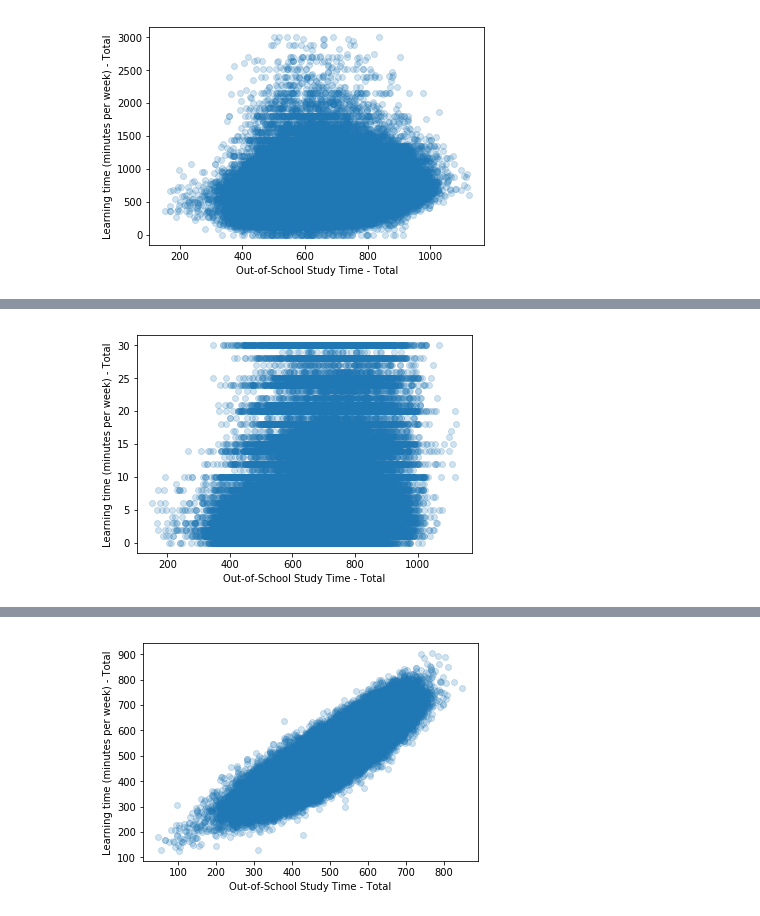
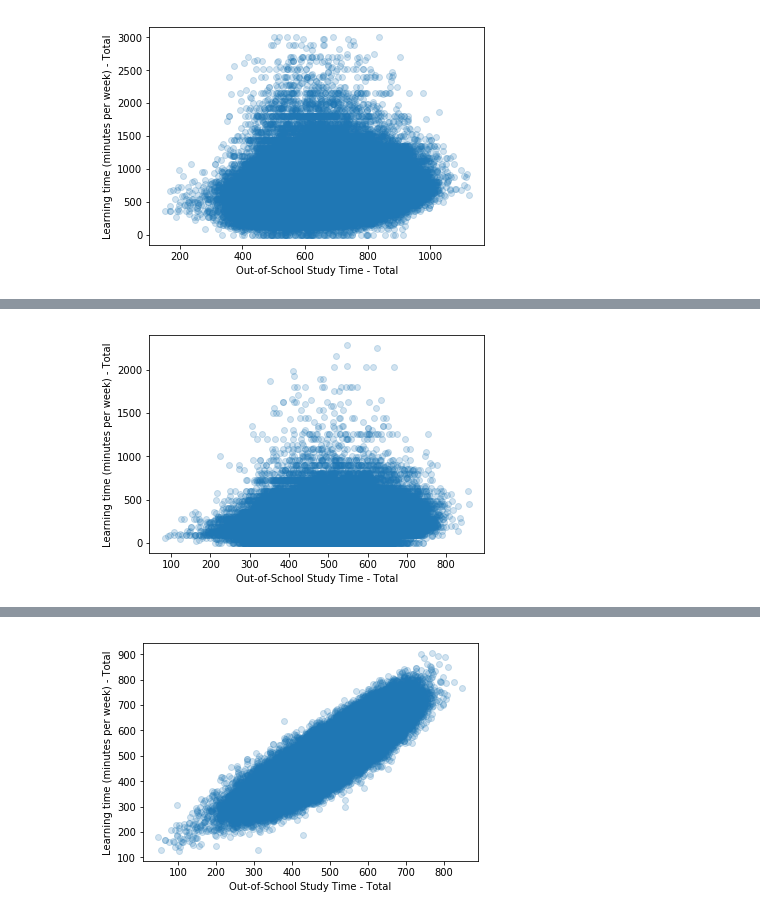
Before and after one commit to Dyke-F/Pisa-Data-Analysis, a Jupyter notebook: pisa_exploration.ipynb, the cells around one changed output, grey strips where cells are left out. Cells and saved outputs as stored; diff of their text form; code cells hidden in the pictures.

```diff
--- a/pisa_exploration.ipynb
+++ b/pisa_exploration.ipynb
@@ -363,9 +386,9 @@ plt.ylabel('Learning time (minutes per week) - Total');
 # %%
-sb.regplot(data= pisa, x = 'Average Total Score',
-           y = 'Out-of-School Study Time - Homework',
+sb.regplot(data= pisa, x = 'Average Science Score',
+           y = 'Learning time (minutes per week) - <Science>',
            fit_reg = False,
            scatter_kws = {'alpha': 1/5})
 plt.xlabel('Out-of-School Study Time - Total')
 plt.ylabel('Learning time (minutes per week) - Total');
 # %% [output]
-[figure, old version]
+[figure, new version]
```
Also changed, not shown: parts of 12 cells of this notebook, 1 other file.
